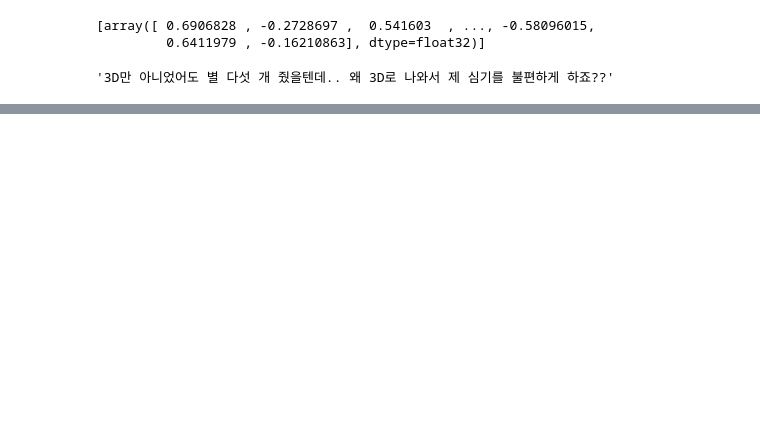
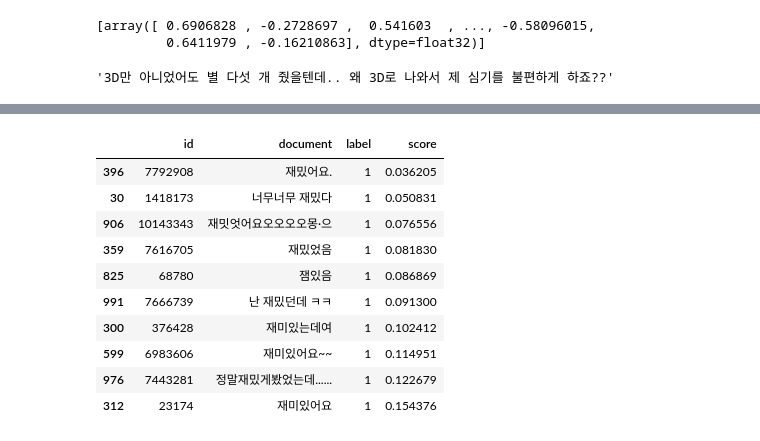
Before and after one commit to dolmani38/similarly, a Jupyter notebook: BERT_Sentence_similarity_0720.ipynb, the cells around one changed output, grey strips where cells are left out. Drawn from its saved outputs; the diff is of its cells as text; code cells hidden in the pictures; blank space fills up the shorter version.

```diff
--- a/BERT_Sentence_similarity_0720.ipynb
+++ b/BERT_Sentence_similarity_0720.ipynb
@@ -170,0 +201,14 @@ idx
+# %%
+from nearpy import Engine
+from nearpy.hashes import RandomBinaryProjections
+from nearpy.distances import CosineDistance
+import numpy as np
+
+# Dimension of our vector space
+dimension = len(corpus_embeddings[0])
+
+# Create a random binary hash
+rbp = RandomBinaryProjections('rbp', 10)
+
+# Create engine with pipeline configuration
+engine = Engine(dimension, lshashes=[rbp],distance=CosineDistance())
@@ -170,0 +218,15 @@ idx
+# %%
+
+query = ['존나 재밌어']
+query_embeddings = embedder.encode(query)
+# Get nearest neighbours
+start = timer()
+N = engine.neighbours(query_embeddings[0])
+end = timer()
+print("End... elapsed time : {}".format(timedelta(seconds=end-start)))
+pN = np.asarray(N)
+pN.shape
+
+ds.loc[list(pN[:,1]),'score'] = list(pN[:,2])
+ds.loc[list(pN[:,1])]
+# %% [output]
@@ -170,0 +234,11 @@ idx
+|  | id | document | label | score |
+| 396 | 7792908 | 재밌어요. | 1 | 0.036205 |
+| 30 | 1418173 | 너무너무 재밌다 | 1 | 0.050831 |
+| 906 | 10143343 | 재밋엇어요오오오오몽·으 | 1 | 0.076556 |
+| 359 | 7616705 | 재밌었음 | 1 | 0.081830 |
+| 825 | 68780 | 잼있음 | 1 | 0.086869 |
+| 991 | 7666739 | 난 재밌던데 ㅋㅋ | 1 | 0.091300 |
+| 300 | 376428 | 재미있는데여 | 1 | 0.102412 |
+| 599 | 6983606 | 재미있어요~~ | 1 | 0.114951 |
+| 976 | 7443281 | 정말재밌게봤었는데...... | 1 | 0.122679 |
+| 312 | 23174 | 재미있어요 | 1 | 0.154376 |
```
Also changed, not shown: parts of 10 cells of this notebook.
